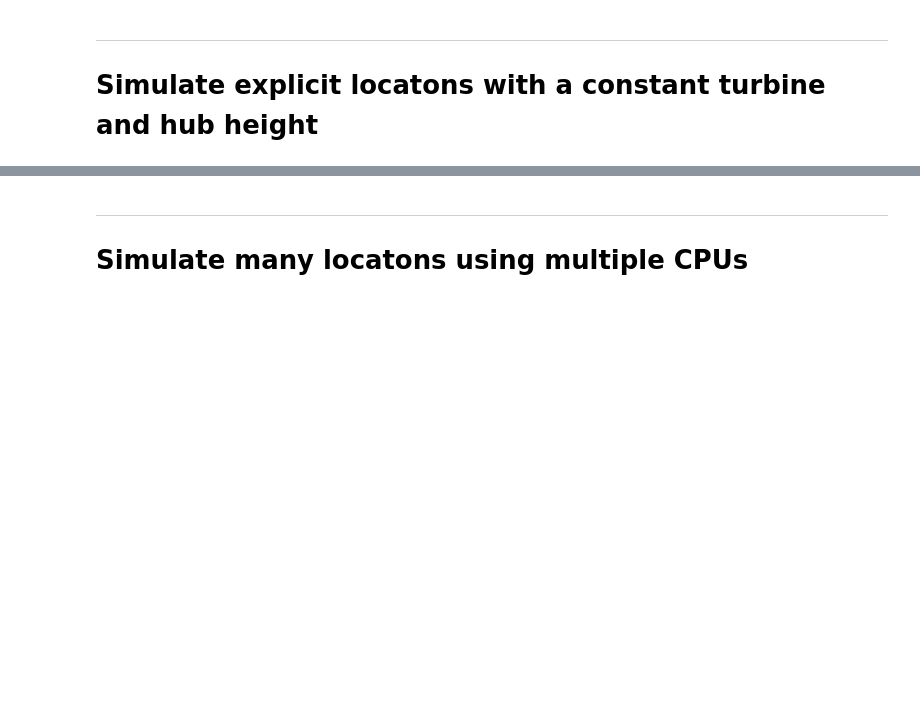
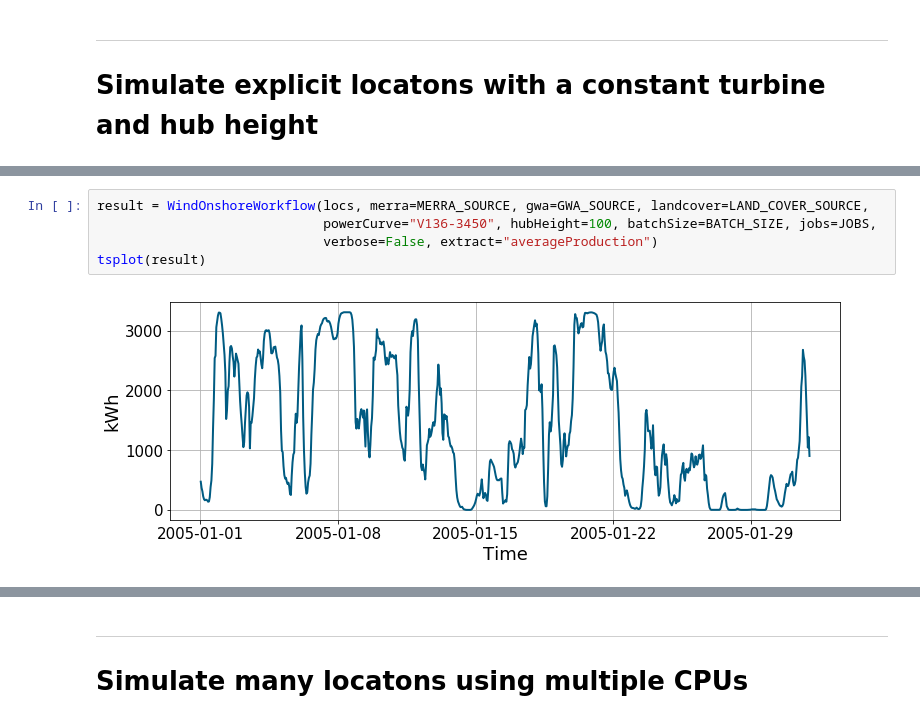
Before and after one commit to FZJ-IEK3-VSA/RESKit, a Jupyter notebook: examples/WindOnshoreWorkflow.ipynb, the cells around one changed output, grey strips where cells are left out. Cells and saved outputs as stored; diff of their text form; blank space fills up the shorter version.

```diff
--- a/examples/WindOnshoreWorkflow.ipynb
+++ b/examples/WindOnshoreWorkflow.ipynb
@@ -73,0 +120,7 @@ Done at +0.95s!
+# %%
+result = WindOnshoreWorkflow(locs, merra=MERRA_SOURCE, gwa=GWA_SOURCE, landcover=LAND_COVER_SOURCE,
+                             powerCurve="V136-3450", hubHeight=100, batchSize=BATCH_SIZE, jobs=JOBS,
+                             verbose=False, extract="averageProduction")
+tsplot(result)
+# %% [output]
+[figure, added]
```
Also changed, not shown: parts of 22 cells of this notebook, 2 other files.
